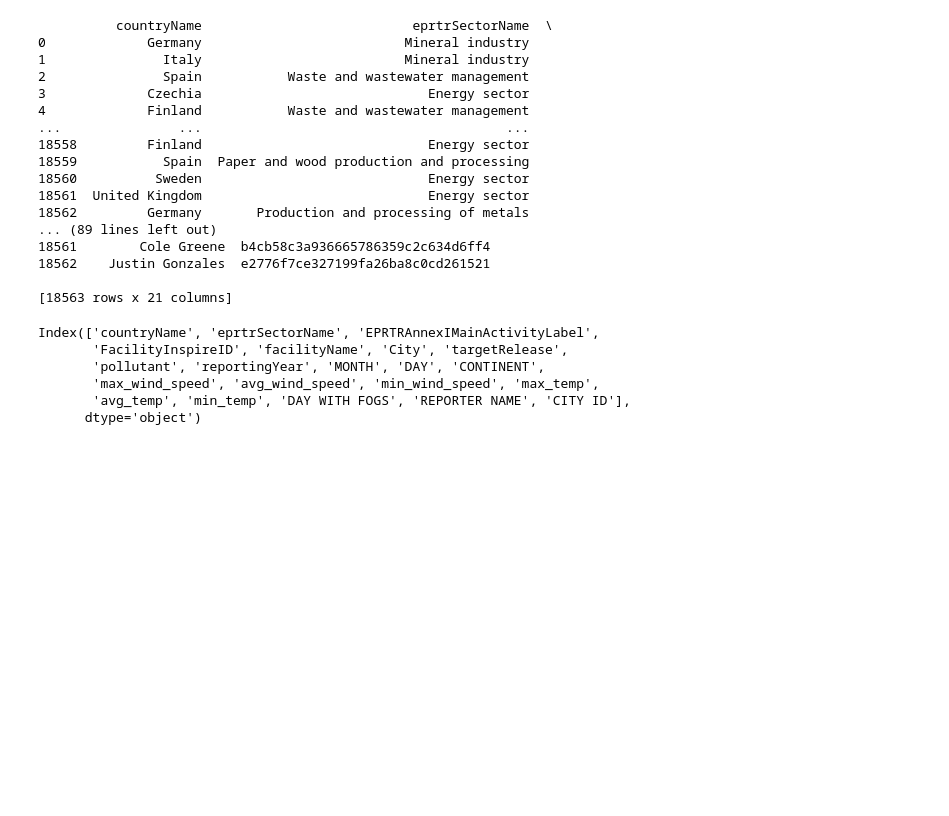
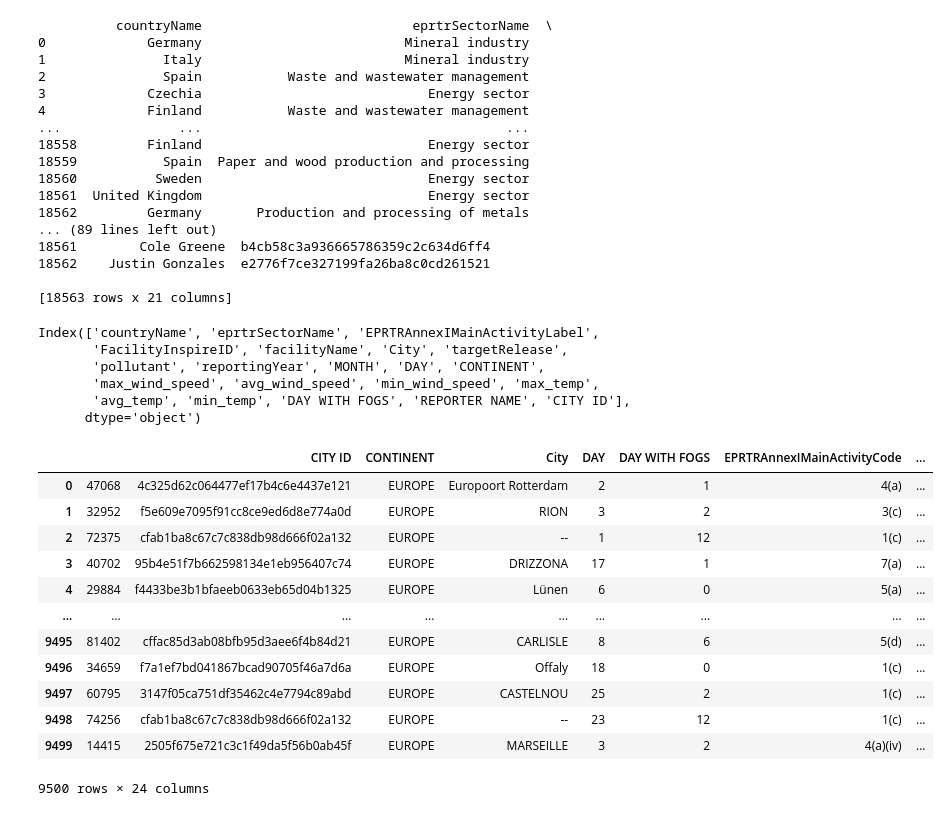
Before and after one commit to OnlyData-64/Schneider-Electric-Hackhaton, a Jupyter notebook: data_visualization.ipynb, the cells around one changed output. Cells and saved outputs as stored; diff of their text form; code cells hidden in the pictures; blank space fills up the shorter version.

Commit message:
data vis

```diff
--- a/data_visualization.ipynb
+++ b/data_visualization.ipynb
@@ -65,3 +66,23 @@ Index(['countryName', 'eprtrSectorName', 'EPRTRAnnexIMainActivityLabel',
        'max_wind_speed', 'avg_wind_speed', 'min_wind_speed', 'max_temp',
        'avg_temp', 'min_temp', 'DAY WITH FOGS', 'REPORTER NAME', 'CITY ID'],
       dtype='object')
+# %%
+data = requests.get('http://schneiderapihack-env.eba-3ais9akk.us-east-2.elasticbeanstalk.com/first')\
+                         .json()
+# %%
+jotason=pd.DataFrame.from_dict(data)
+jotason
+# %% [output]
+|  |  | CITY ID | CONTINENT | City | DAY | DAY WITH FOGS | EPRTRAnnexIMainActivityCode | ... |
+| 0 | 47068 | 4c325d62c064477ef17b4c6e4437e121 | EUROPE | Europoort Rotterdam | 2 | 1 | 4(a) | ... |
+| 1 | 32952 | f5e609e7095f91cc8ce9ed6d8e774a0d | EUROPE | RION | 3 | 2 | 3(c) | ... |
+| 2 | 72375 | cfab1ba8c67c7c838db98d666f02a132 | EUROPE | -- | 1 | 12 | 1(c) | ... |
+| 3 | 40702 | 95b4e51f7b662598134e1eb956407c74 | EUROPE | DRIZZONA | 17 | 1 | 7(a) | ... |
+| 4 | 29884 | f4433be3b1bfaeeb0633eb65d04b1325 | EUROPE | Lünen | 6 | 0 | 5(a) | ... |
+| ... | ... | ... | ... | ... | ... | ... | ... | ... |
+| 9495 | 81402 | cffac85d3ab08bfb95d3aee6f4b84d21 | EUROPE | CARLISLE | 8 | 6 | 5(d) | ... |
+| 9496 | 34659 | f7a1ef7bd041867bcad90705f46a7d6a | EUROPE | Offaly | 18 | 0 | 1(c) | ... |
+| 9497 | 60795 | 3147f05ca751df35462c4e7794c89abd | EUROPE | CASTELNOU | 25 | 2 | 1(c) | ... |
+| 9498 | 74256 | cfab1ba8c67c7c838db98d666f02a132 | EUROPE | -- | 23 | 12 | 1(c) | ... |
+| 9499 | 14415 | 2505f675e721c3c1f49da5f56b0ab45f | EUROPE | MARSEILLE | 3 | 2 | 4(a)(iv) | ... |
+9500 rows × 24 columns
```
Also changed, not shown: parts of 1 cell of this notebook, 1 other file.
